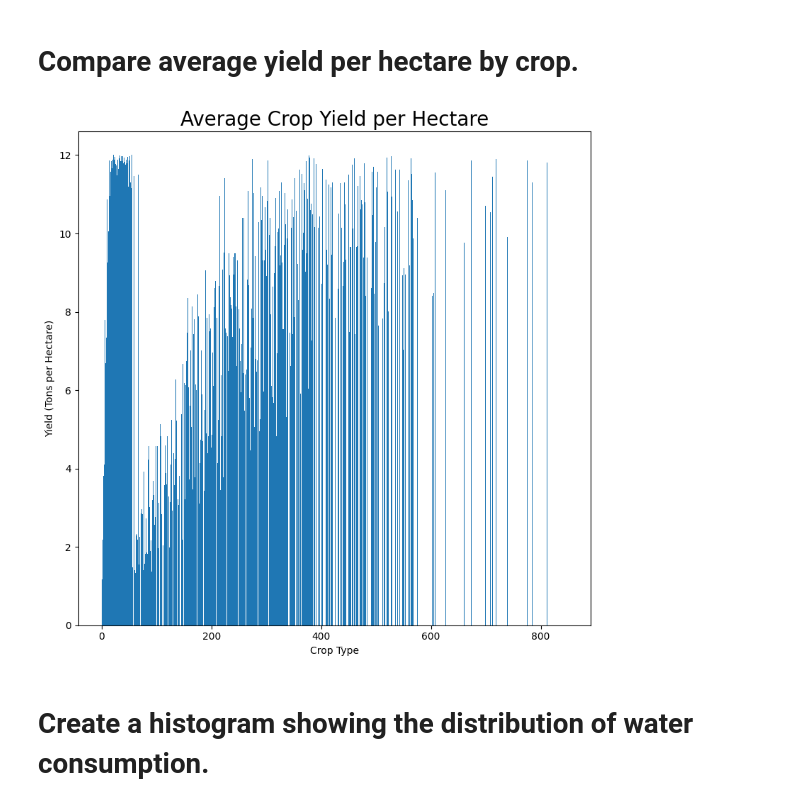
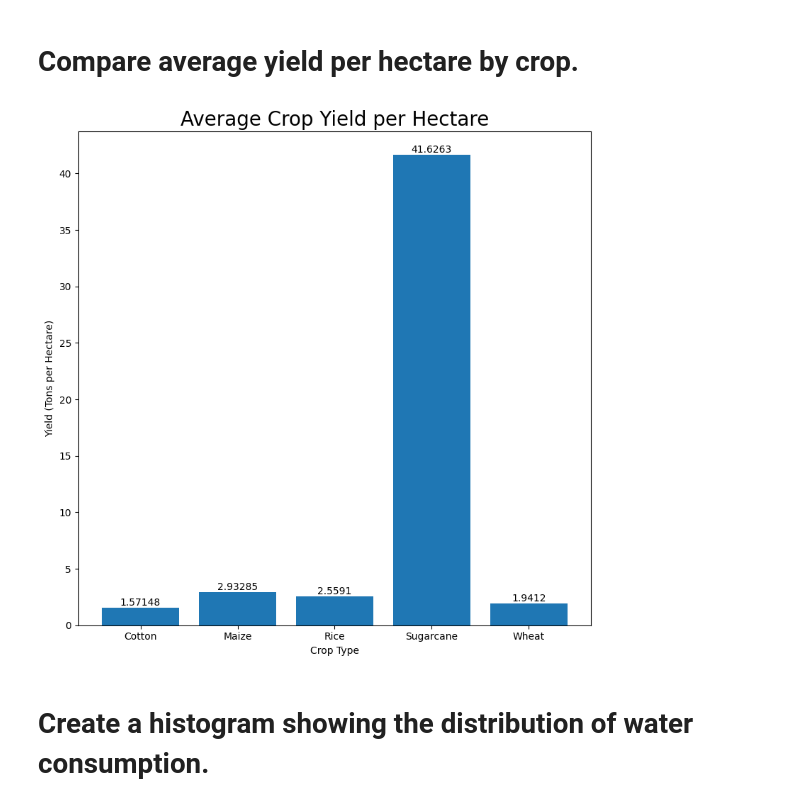
Before and after one commit to Engr-Jawad/Data-Science-Projects, a Jupyter notebook: agricultural_water_efficiency/Data_Visualaization.ipynb, the cells around one changed output. Cells and saved outputs as stored; diff of their text form; code cells hidden in the pictures.

```diff
--- a/agricultural_water_efficiency/Data_Visualaization.ipynb
+++ b/agricultural_water_efficiency/Data_Visualaization.ipynb
@@ -25,18 +25,19 @@ df
 # Compare average yield per hectare by crop.
 # %%
 df["Yeild_Per_Hectares"] = (df["Crop_Yield_Tons"] / df["Area_Hectares"])
-avg_yeild = df.groupby("Crop_Yield_Tons")["Area_Hectares"].mean()
+avg_yeild = df.groupby("Crop_Type")["Yeild_Per_Hectares"].mean()
 plt.figure(figsize=(8,8))
-plt.bar(avg_yeild.index,avg_yeild.values)
+bar = plt.bar(avg_yeild.index,avg_yeild.values)
+plt.bar_label(bar)
 plt.title("Average Crop Yield per Hectare",fontsize = 20)
 plt.xlabel("Crop Type")
 plt.ylabel("Yield (Tons per Hectare)")
 
 plt.tight_layout()
 plt.savefig("crop_yield_per_Hectares.png",bbox_inches = "tight",dpi= 300)
 plt.show()
 # %% [output]
-[figure, old version]
+[figure, new version]
 # %% [markdown]
 # Create a histogram showing the distribution of water consumption.
 # %%
```
Also changed, not shown: parts of 2 cells of this notebook, 2 other files.
